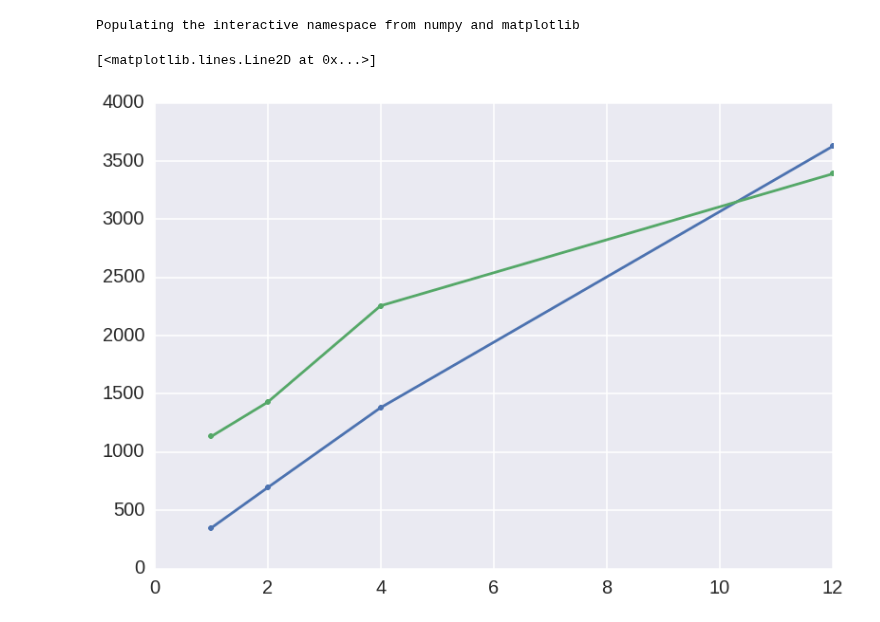
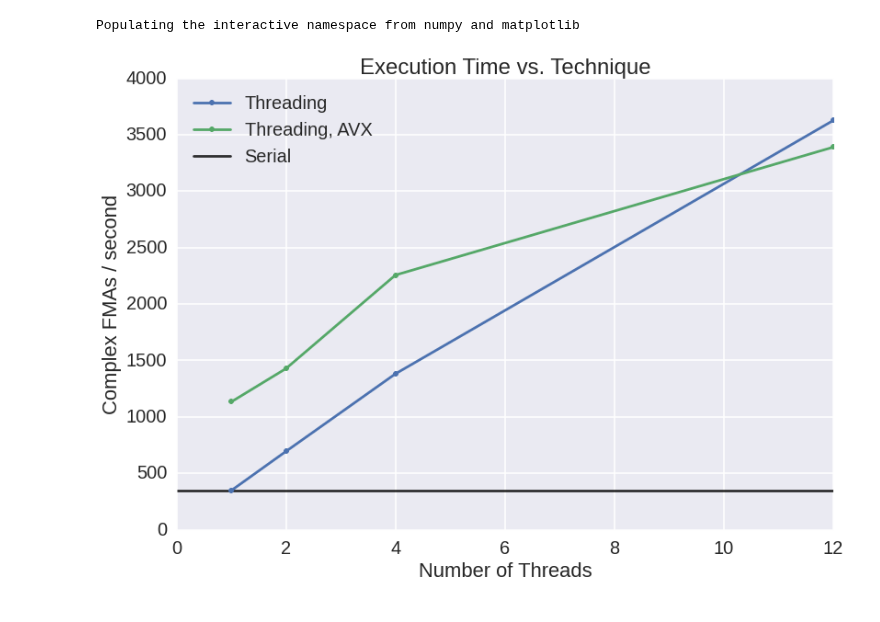
Before and after one commit to harvard-cs205/cs205-homework, a Jupyter notebook: HW2/P3/timing_plots.ipynb, the cells around one changed output. Saved outputs shown, nothing was run; the diff lists cells and outputs as text; code cells hidden in the pictures.

Commit message:
Created a plot of timing vs. technique. Interestingly, as we add further parallelism, all techniques reach approximately the same value, indicating some sort of bottleneck in my code.

```diff
--- a/HW2/P3/timing_plots.ipynb
+++ b/HW2/P3/timing_plots.ipynb
@@ -23,9 +23,19 @@ Populating the interactive namespace from numpy and matplotlib
 import seaborn as sns
 # %%
 sns.set_context('poster', font_scale=1.25)
-# %%
-plt.plot(thread_list, p_list, label='Threading', marker='.')
-plt.plot(thread_list, p_avx_list, label='Threading and AVX', marker='.')
-# %% [output]
-[<matplotlib.lines.Line2D at 0x...>]
-[figure, removed]
+# %%
+plt.plot(thread_list, p_list, label='Threading', marker='.')
+plt.plot(thread_list, p_avx_list, label='Threading, AVX', marker='.')
+
+plt.hlines(serial, 0, 12, label='Serial', alpha=0.8)
+
+plt.ylabel('Complex FMAs / second')
+plt.xlabel('Number of Threads')
+
+plt.title('Execution Time vs. Technique')
+
+plt.legend(loc='best')
+
+plt.savefig('timing_vs_technique.png', dpi=200, bbox_inches='tight')
+# %% [output]
+[figure, added]
```
Also changed, not shown: 1 other file.
